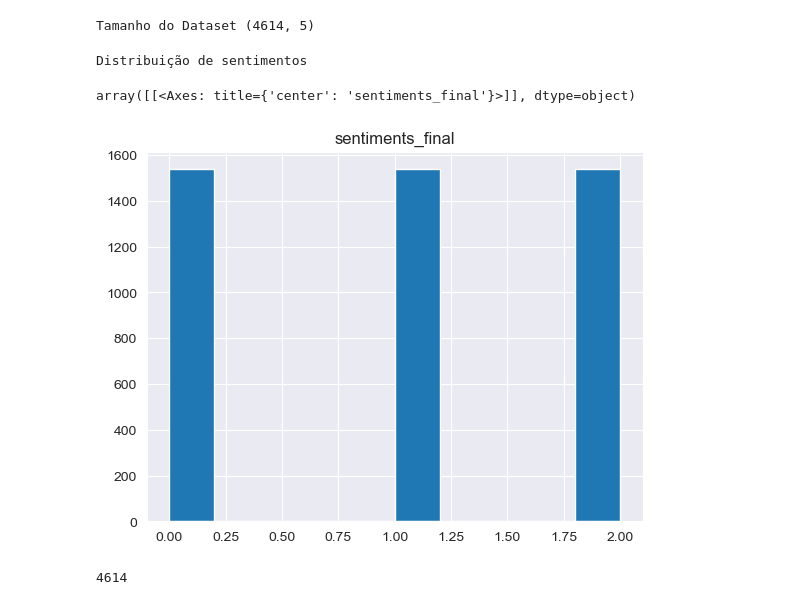
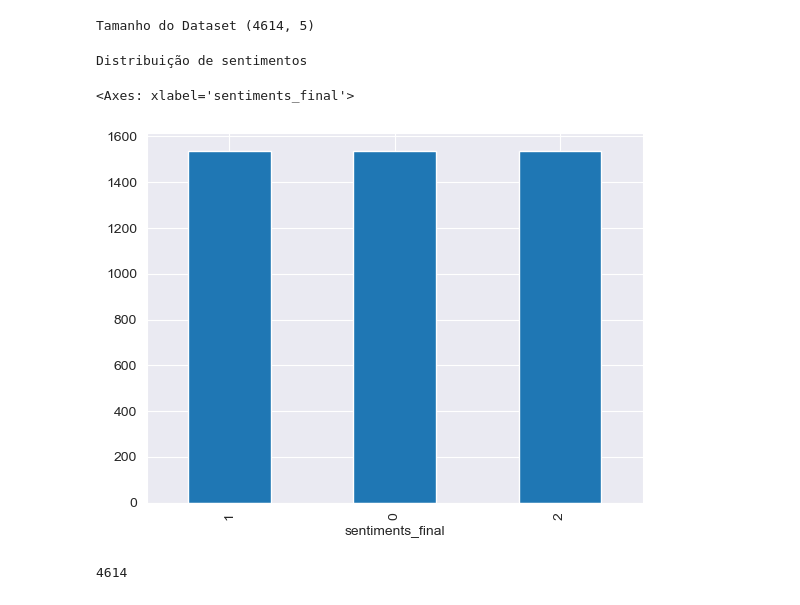
Before and after one commit to marcelo365/Analise_Sentimento_Avaliacoes_Produtos, a Jupyter notebook: pre_processamento_dataset_pequeno.ipynb, the cells around one changed output. Cells and saved outputs as stored; diff of their text form; code cells hidden in the pictures.

```diff
--- a/pre_processamento_dataset_pequeno.ipynb
+++ b/pre_processamento_dataset_pequeno.ipynb
@@ -212,11 +217,11 @@ print("Tamanho do Dataset",df_balanced.shape)
 Tamanho do Dataset (4614, 5)
 # %%
 print('Distribuição de sentimentos')
-df_balanced.hist('sentiments_final')
+df_balanced['sentiments_final'].value_counts().plot(kind='bar')
 # %% [output]
 Distribuição de sentimentos
-array([[<Axes: title={'center': 'sentiments_final'}>]], dtype=object)
+<Axes: xlabel='sentiments_final'>
-[figure, old version]
+[figure, new version]
 # %%
 X = df_balanced['cleaned_review']
 y = df_balanced['sentiments_final']
```
Also changed, not shown: parts of 1 cell of this notebook.
